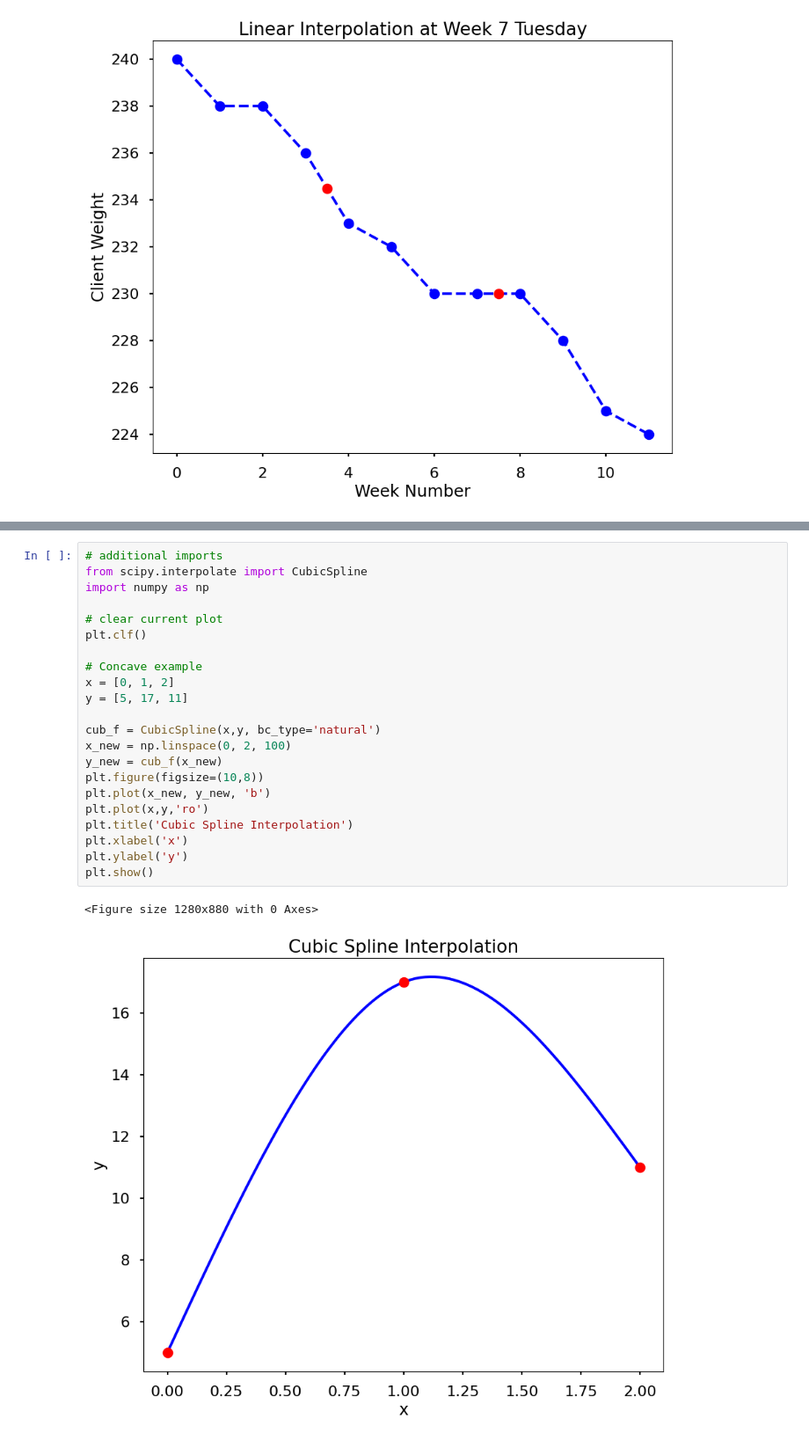
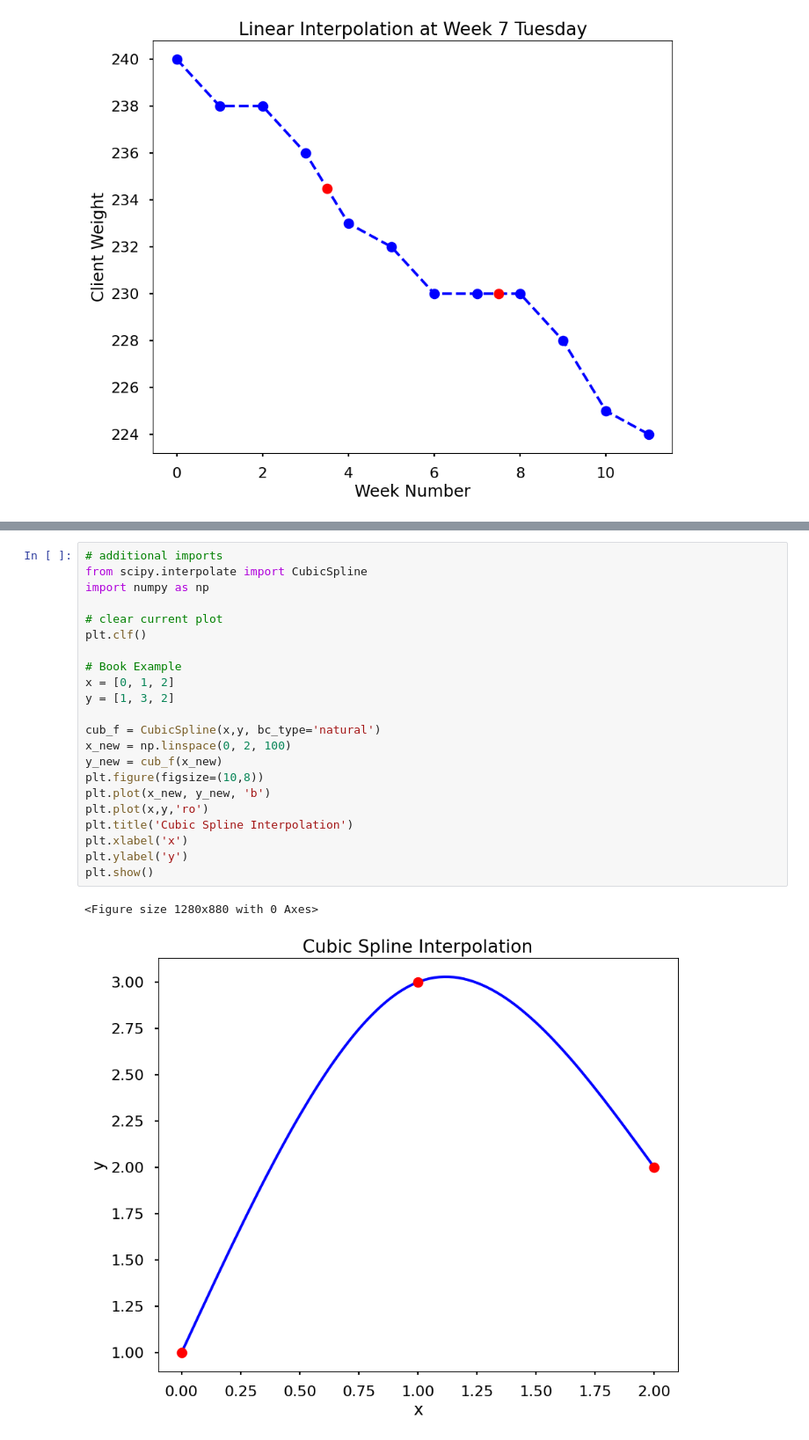
Before and after one commit to ColeTKrause/MAT421, a Jupyter notebook: ModuleB_P1.ipynb, the cells around one changed output, grey strips where cells are left out. Shown: that part at 88% size. Drawn from its saved outputs; the diff is of its cells as text.

```diff
--- a/ModuleB_P1.ipynb
+++ b/ModuleB_P1.ipynb
@@ -93,25 +95,25 @@ Example using three data points:
 # %%
 # additional imports
 from scipy.interpolate import CubicSpline
 import numpy as np
 
 # clear current plot
 plt.clf()
 
-# Concave example
+# Book Example
 x = [0, 1, 2]
-y = [5, 17, 11]
+y = [1, 3, 2]
 
 cub_f = CubicSpline(x,y, bc_type='natural')
 x_new = np.linspace(0, 2, 100)
 y_new = cub_f(x_new)
 plt.figure(figsize=(10,8))
 plt.plot(x_new, y_new, 'b')
 plt.plot(x,y,'ro')
 plt.title('Cubic Spline Interpolation')
 plt.xlabel('x')
 plt.ylabel('y')
 plt.show()
 # %% [output]
 <Figure size 1280x880 with 0 Axes>
-[figure, old version]
+[figure, new version]
```
Also changed, not shown: parts of 7 cells of this notebook.
